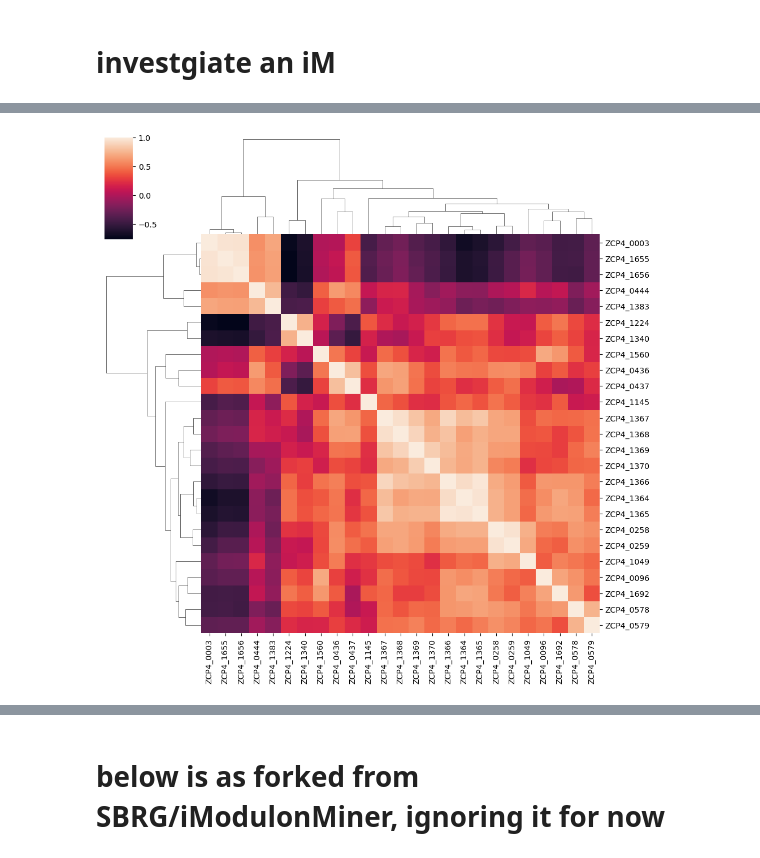
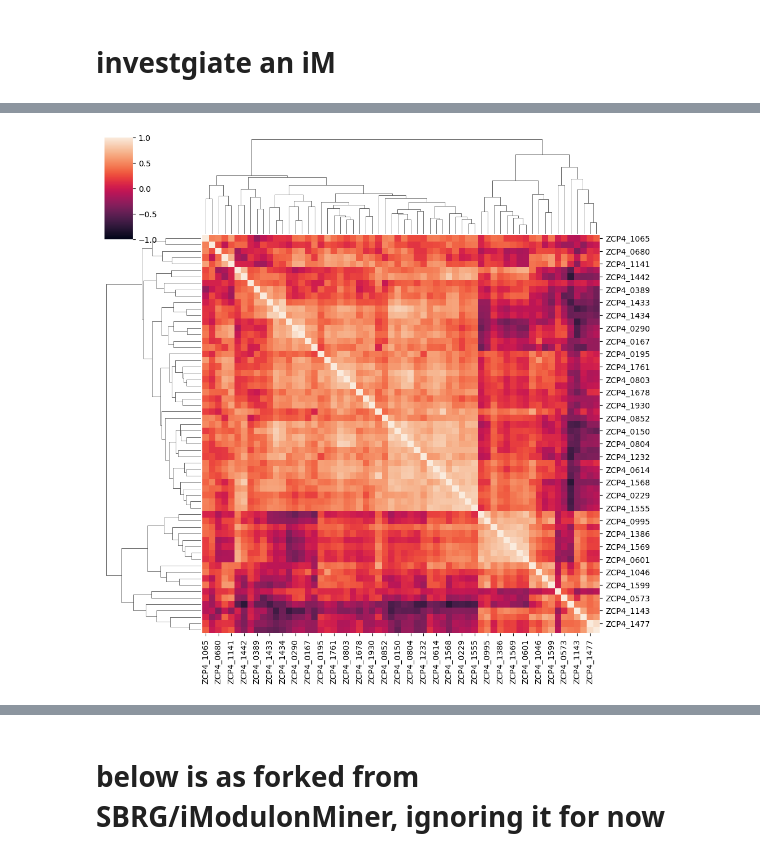
Before and after one commit to cristalzucsd/iModulonMiner, a Jupyter notebook: 5_characterize_iModulons/3_manual_iModulon_curation.ipynb, the cells around one changed output, grey strips where cells are left out. Drawn from its saved outputs; the diff is of its cells as text; code cells hidden in the pictures.

```diff
--- a/5_characterize_iModulons/3_manual_iModulon_curation.ipynb
+++ b/5_characterize_iModulons/3_manual_iModulon_curation.ipynb
@@ -267,6 +267,6 @@ def custom_plot_gene_weights(ica_data, imodulon, by="start", xaxis=None, xname="
 # %% [markdown]
 # investgiate an iM
 # %%
-iM_ct = 'nitrogen_fixation'
+iM_ct = 'noise_2'
 # %%
 pd.set_option('display.max_rows', 500)
@@ -288,9 +295,9 @@ df[impt_cols]
 # %%
 df = ica_data.X.loc[ica_data.view_imodulon(iM_ct).index]
-sns.clustermap(df.T.corr())
+sns.clustermap(df.T.corr(), vmin = -1, vmax = 1)
 plt.show()
 # %% [output]
-[figure, old version]
+[figure, new version]
 # %%
 custom_plot_gene_weights(ica_data, iM_ct)
 plt.show()
```
Also changed, not shown: parts of 58 cells of this notebook, 9 other files.
